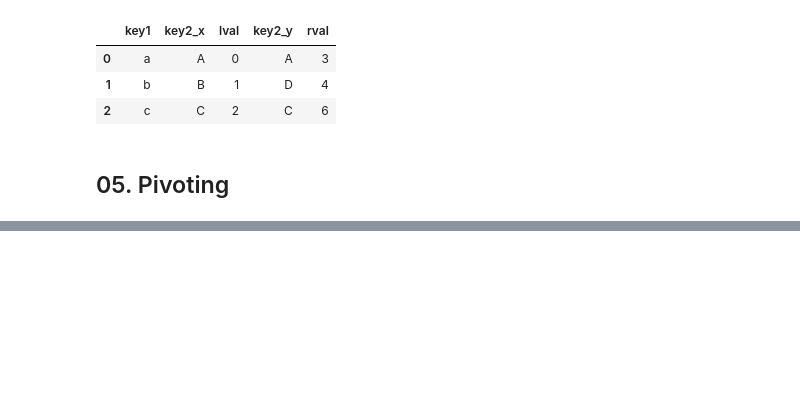
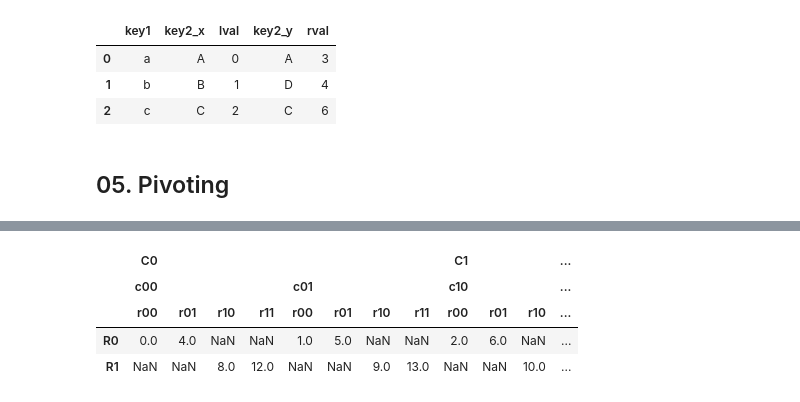
Before and after one commit to Bornatch/EPFL, a Jupyter notebook: ML/Cours2/02_04_Manipulating the data.pynb.ipynb, the cells around one changed output, grey strips where cells are left out. Saved outputs shown, nothing was run; the diff lists cells and outputs as text; code cells hidden in the pictures; blank space fills up the shorter version.

```diff
--- a/ML/Cours2/02_04_Manipulating the data.pynb.ipynb
+++ b/ML/Cours2/02_04_Manipulating the data.pynb.ipynb
@@ -315,0 +499,8 @@ pd.merge(left,right, on='key1', how='outer')
+# %%
+df.unstack()
+# %% [output]
+|  | C0 |  |  |  |  |  |  |  | C1 |  |  | ... |
+|  | c00 |  |  |  | c01 |  |  |  | c10 |  |  | ... |
+|  | r00 | r01 | r10 | r11 | r00 | r01 | r10 | r11 | r00 | r01 | r10 | ... |
+| R0 | 0.0 | 4.0 | NaN | NaN | 1.0 | 5.0 | NaN | NaN | 2.0 | 6.0 | NaN | ... |
+| R1 | NaN | NaN | 8.0 | 12.0 | NaN | NaN | 9.0 | 13.0 | NaN | NaN | 10.0 | ... |
```
Also changed, not shown: parts of 17 cells of this notebook, 5 other files.
